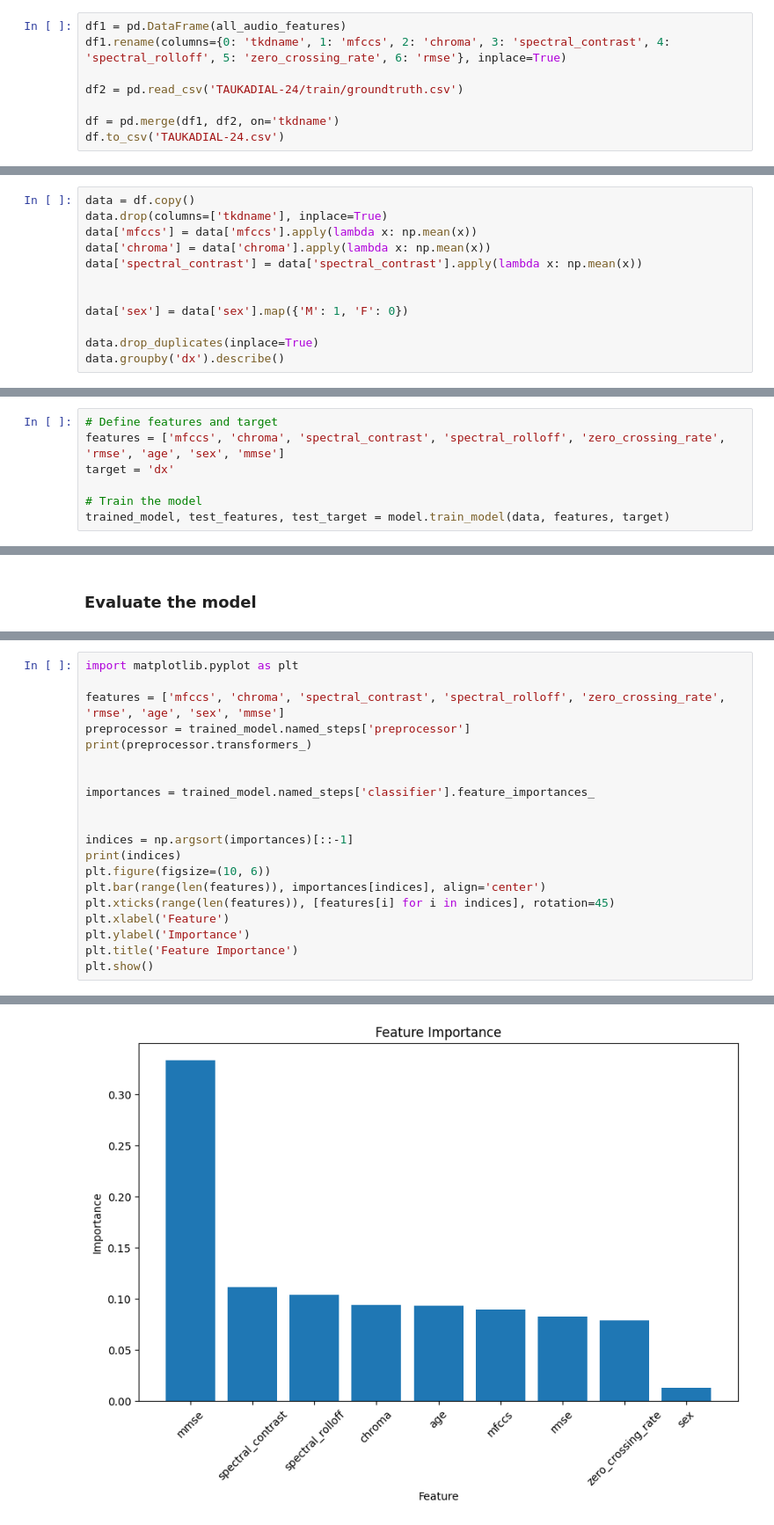
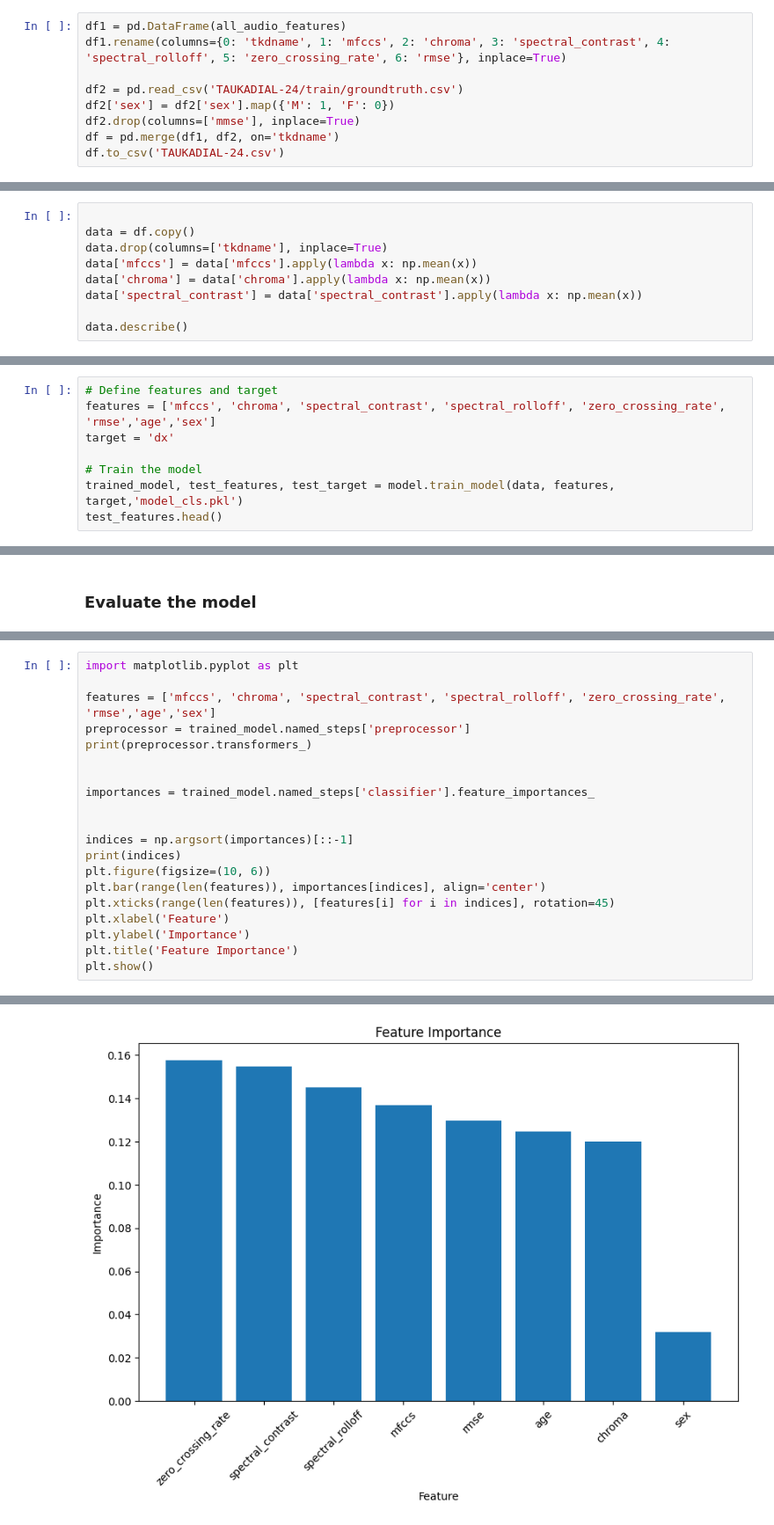
Before and after one commit to narayanacharyuluchitroju/INTERSPEECH_24_Challenge, a Jupyter notebook: MCI_CLSF_RANDF.ipynb, the cells around one changed output, grey strips where cells are left out. Shown at 88% size. Cells and saved outputs as stored; diff of their text form.

```diff
--- a/MCI_CLSF_RANDF.ipynb
+++ b/MCI_CLSF_RANDF.ipynb
@@ -13,7 +13,8 @@ df1 = pd.DataFrame(all_audio_features)
 df1.rename(columns={0: 'tkdname', 1: 'mfccs', 2: 'chroma', 3: 'spectral_contrast', 4: 'spectral_rolloff', 5: 'zero_crossing_rate', 6: 'rmse'}, inplace=True)
 
 df2 = pd.read_csv('TAUKADIAL-24/train/groundtruth.csv')
-
+df2['sex'] = df2['sex'].map({'M': 1, 'F': 0})
+df2.drop(columns=['mmse'], inplace=True)
 df = pd.merge(df1, df2, on='tkdname')
 df.to_csv('TAUKADIAL-24.csv')
 # %%
@@ -26,15 +27,12 @@ df.head()
 | 3 | taukdial-014-1.wav | [-295.61603, 90.61048, -25.255726... | [0.29368737, 0.26871374, 0.284986... | [23.46122979051979, 16.5697967705... | 3568.824647 | 0.123242 | 0.066808 | 65 | ... |
 | 4 | taukdial-032-2.wav | [-400.74396, 86.06941, -17.47101,... | [0.46204045, 0.44497553, 0.416171... | [21.921714577214733, 15.830484849... | 3210.400251 | 0.084233 | 0.030681 | 76 | ... |
 # %%
+
 data = df.copy()
 data.drop(columns=['tkdname'], inplace=True)
 data['mfccs'] = data['mfccs'].apply(lambda x: np.mean(x))
 data['chroma'] = data['chroma'].apply(lambda x: np.mean(x))
 data['spectral_contrast'] = data['spectral_contrast'].apply(lambda x: np.mean(x))
 
-
-data['sex'] = data['sex'].map({'M': 1, 'F': 0})
-
-data.drop_duplicates(inplace=True)
-data.groupby('dx').describe()
+data.describe()
 # %% [output]
@@ -48,8 +49,9 @@ data.groupby('dx').describe()
 ### Train the model
 # %%
 # Define features and target
-features = ['mfccs', 'chroma', 'spectral_contrast', 'spectral_rolloff', 'zero_crossing_rate', 'rmse', 'age', 'sex', 'mmse']
+features = ['mfccs', 'chroma', 'spectral_contrast', 'spectral_rolloff', 'zero_crossing_rate', 'rmse','age','sex']
 target = 'dx'
 
 # Train the model
-trained_model, test_features, test_target = model.train_model(data, features, target)
+trained_model, test_features, test_target = model.train_model(data, features, target,'model_cls.pkl')
+test_features.head()
@@ -84,7 +93,7 @@ model.plot_confusion_matrix(ytest, ypred,target_labels)
 # %%
 import matplotlib.pyplot as plt
 
-features = ['mfccs', 'chroma', 'spectral_contrast', 'spectral_rolloff', 'zero_crossing_rate', 'rmse', 'age', 'sex', 'mmse']
+features = ['mfccs', 'chroma', 'spectral_contrast', 'spectral_rolloff', 'zero_crossing_rate', 'rmse','age','sex']
 preprocessor = trained_model.named_steps['preprocessor']
 print(preprocessor.transformers_)
 
@@ -107,4 +116,4 @@ plt.show()
-[figure, old version]
+[figure, new version]
 # %%
 report
 # %% [output]
```
Also changed, not shown: parts of 6 cells of this notebook, 5 other files.
